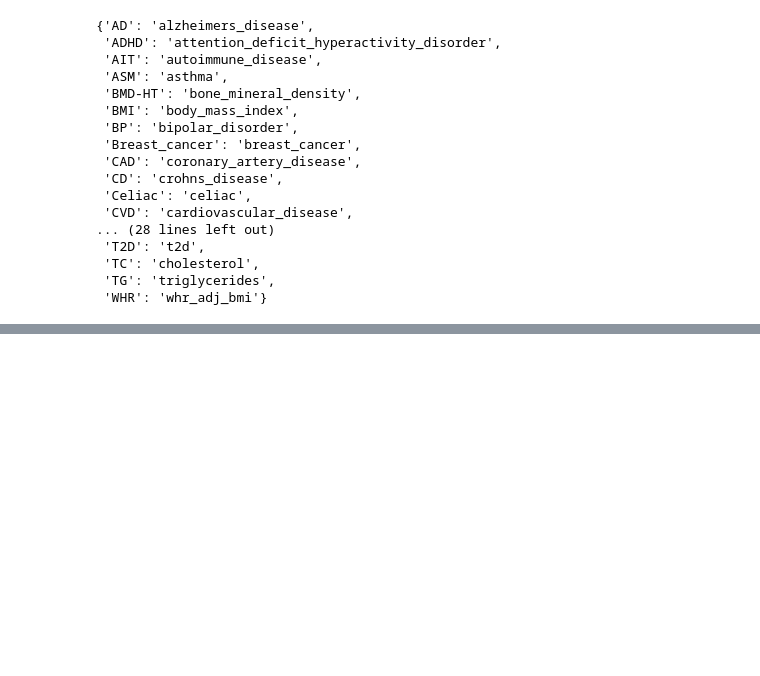
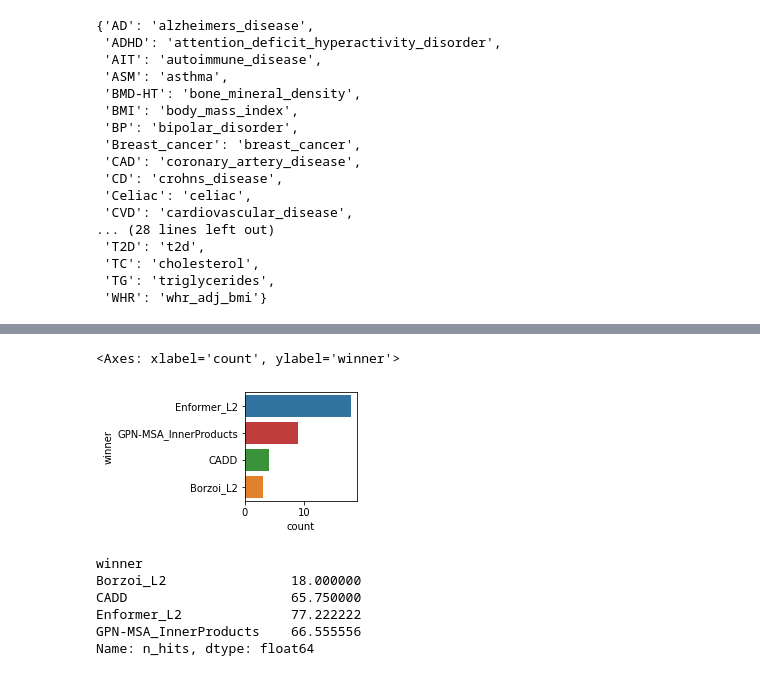
Before and after one commit to minjaf/TraitGym, a Jupyter notebook: workflow/notebooks/top_features.ipynb, the cells around one changed output, grey strips where cells are left out. Saved outputs shown, nothing was run; the diff lists cells and outputs as text; code cells hidden in the pictures; blank space fills up the shorter version.

```diff
--- a/workflow/notebooks/top_features.ipynb
+++ b/workflow/notebooks/top_features.ipynb
@@ -302,0 +165,4 @@ df
+# %%
+wins = best.groupby("trait").apply(lambda x: x.sort_values("AUPRC", ascending=False).model.iloc[0]).rename("winner").to_frame().reset_index()
+wins["n_hits"] = wins.trait.map(n_hits)
+wins
@@ -302,0 +187,20 @@ df
+# %%
+plt.figure(figsize=(2,2))
+sns.countplot(
+    data=wins,
+    y="winner",
+    order=wins.groupby("winner").trait.count().sort_values(ascending=False).index,
+    palette=palette,
+)
+# %% [output]
+<Axes: xlabel='count', ylabel='winner'>
+[figure, added]
+# %%
+wins.groupby("winner").n_hits.mean()
+# %% [output]
+winner
+Borzoi_L2                18.000000
+CADD                     65.750000
+Enformer_L2              77.222222
+GPN-MSA_InnerProducts    66.555556
+Name: n_hits, dtype: float64
```
Also changed, not shown: parts of 24 cells of this notebook, 5 other files.
